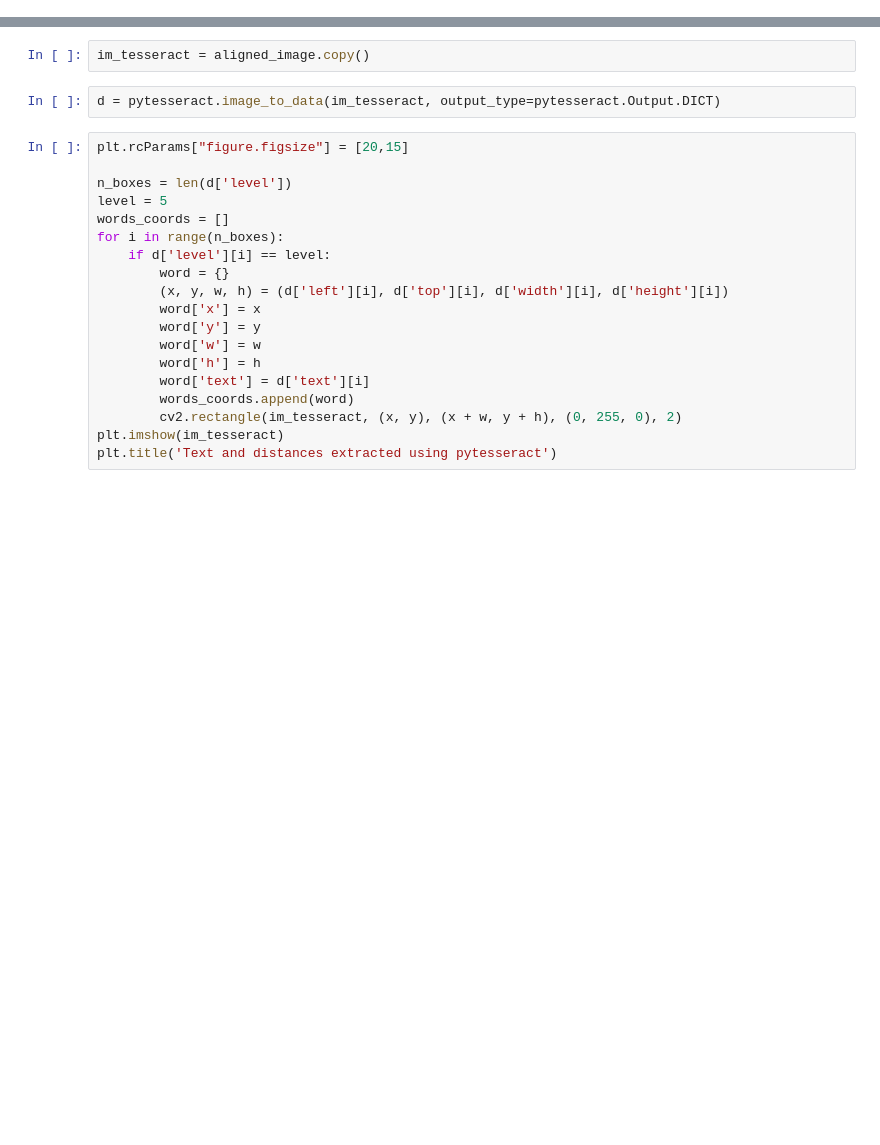
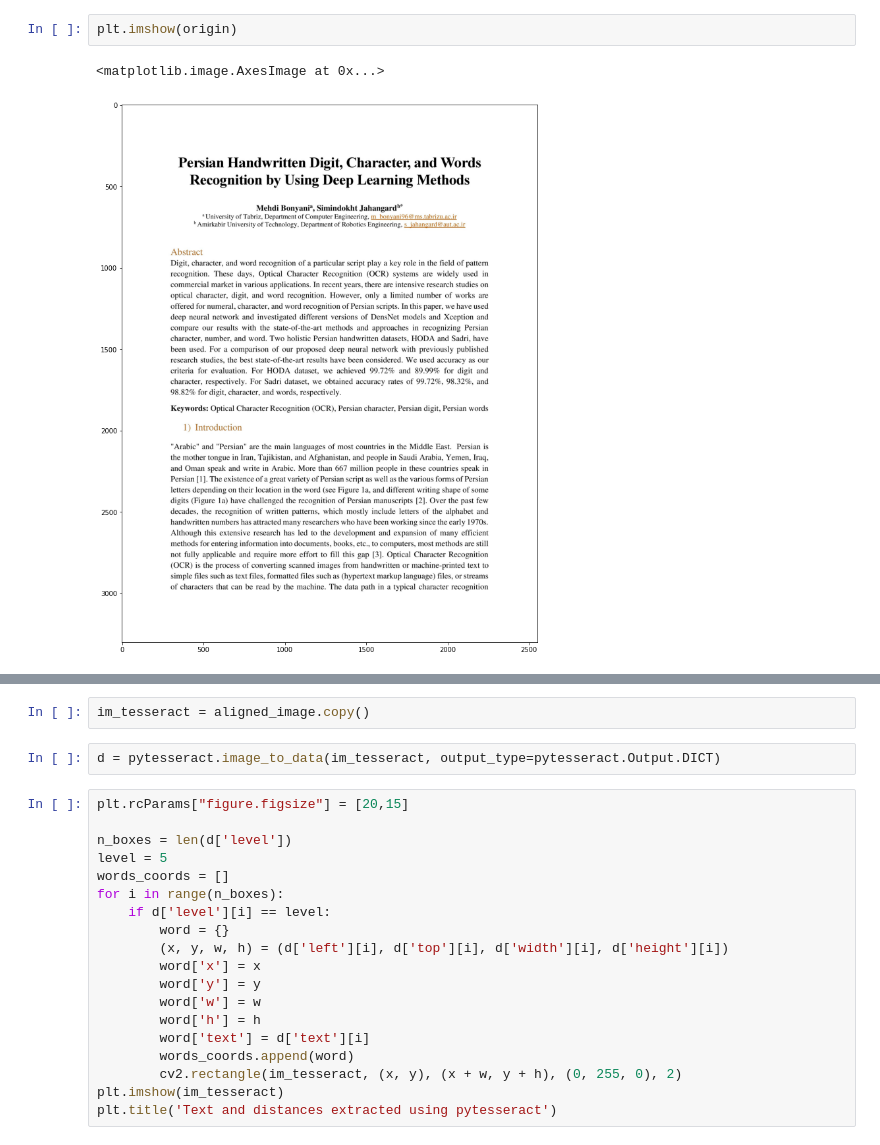
Before and after one commit to ybendou/projet-s5-watermarking, a Jupyter notebook: src/main_non_blind.ipynb, the cells around one changed output, grey strips where cells are left out. Cells and saved outputs as stored; diff of their text form; blank space fills up the shorter version.

```diff
--- a/src/main_non_blind.ipynb
+++ b/src/main_non_blind.ipynb
@@ -35,2 +34,7 @@ plt.imshow(img)
+# %%
+plt.imshow(origin)
+# %% [output]
+<matplotlib.image.AxesImage at 0x...>
+[figure, added]
 # %%
 ##### Preprocessing
```
Also changed, not shown: parts of 8 cells of this notebook, 45 other files.
